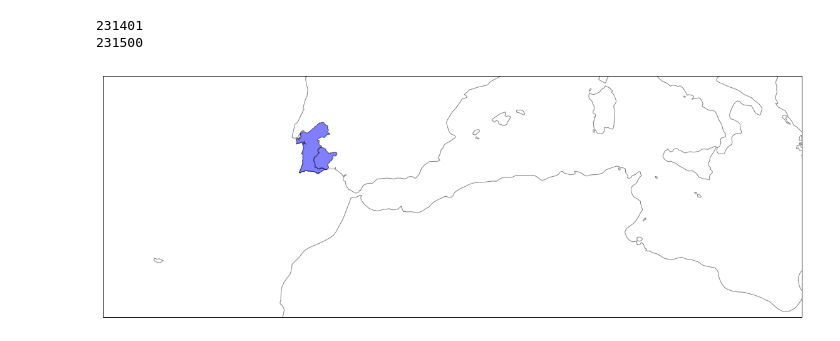
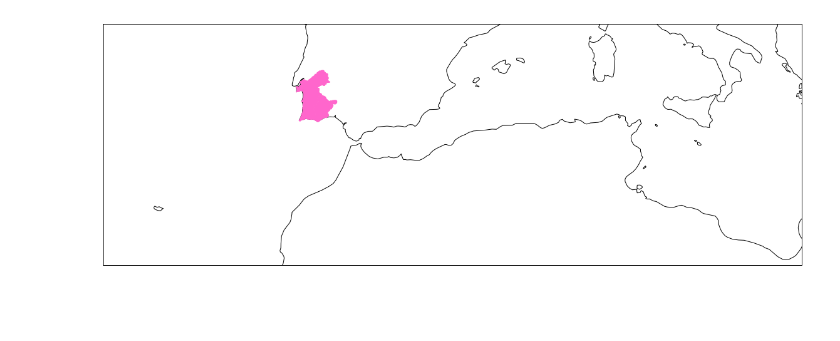
Before and after one commit to wri/Aqueduct30Docker, a Jupyter notebook: notebooks/testing/Y2017M11D10_RH_Vizualize_Shapefile_V01.ipynb, the cells around one changed output. Drawn from its saved outputs; the diff is of its cells as text; code cells hidden in the pictures; blank space fills up the shorter version.

```diff
--- a/notebooks/testing/Y2017M11D10_RH_Vizualize_Shapefile_V01.ipynb
+++ b/notebooks/testing/Y2017M11D10_RH_Vizualize_Shapefile_V01.ipynb
@@ -13,28 +10,48 @@ column = "PFAF_ID"
-# %%
-def categorizeBWS_s(attributes,column):
-    print(attributes[column])
+# %%
+fname = "/volumes/repos/Aqueduct30Docker/notebooks/testing/samplefiles/testShape.shp"
+column = "PFAF_ID"
+
+categories = {0:{"Min":-9999,"Max":0,"Name":"Cat0","facecolor":"blue","edgecolor":"red","alpha":0},
+              1:{"Min":0,"Max":1,"Name":"Cat1","facecolor":"blue","edgecolor":"red","alpha":0},
+              2:{"Min":1,"Max":2,"Name":"Cat2","facecolor":"blue","edgecolor":"red","alpha":0},
+              3:{"Min":2,"Max":3,"Name":"Cat3","facecolor":"blue","edgecolor":"red","alpha":0},
+              4:{"Min":3,"Max":4,"Name":"Cat4","facecolor":"blue","edgecolor":"red","alpha":0},
+              5:{"Min":4,"Max":5,"Name":"Cat5","facecolor":"blue","edgecolor":"red","alpha":0},
+              6:{"Min":5,"Max":9999,"Name":"Cat6","facecolor":"blue","edgecolor":"red","alpha":0}}
+# %%
+def categorizeBWS_s(attributes,column,categories):
+    facecolor = "#ff66cc"
+    edgecolor = "#ff66cc"
+    alpha = 1
+
+    score = attributes[column]
+    for key, category in categories.items():
+        if (score >= category["Min"]) and (score < category["Min"]):
+            facecolor = category["facecolor"]
+            edgecolor = category["edgecolor"]
+            alpha = category["alpha"]
+
+    return facecolor , edgecolor, alpha
 # %%
 def addFeatures(fname):
     f = Reader(fname)
-    for item in test.records():
+    for item in f.records():
         attributes = item.attributes
         geometry = item.geometry
-        categorizeBWS_s(attributes,column)
+        facecolor , edgecolor, alpha = categorizeBWS_s(attributes,column,categories)
 
-        feature = ShapelyFeature(geometry,ccrs.PlateCarree(),facecolor='blue',edgecolor="black",alpha=0.5)
+        feature = ShapelyFeature(geometry,ccrs.PlateCarree(),facecolor=facecolor,edgecolor=edgecolor,alpha=alpha)
         ax.add_feature(feature)
 # %%
 fig = plt.figure(figsize=(20, 100))
 ax = plt.axes(projection=ccrs.Robinson())
 extents = [-20,20,30,40]
 ax.set_extent(extents, crs=None)
-ax.coastlines(resolution='50m',alpha=0.5)
+ax.coastlines(resolution='50m',alpha=1)
 
 addFeatures(fname)
 # %% [output]
-231401
-231500
-[figure, old version]
+[figure, new version]
 # %%
 f = Reader(fname)
 for item in test.records():
```
Also changed, not shown: parts of 4 cells of this notebook, 7 other files.
